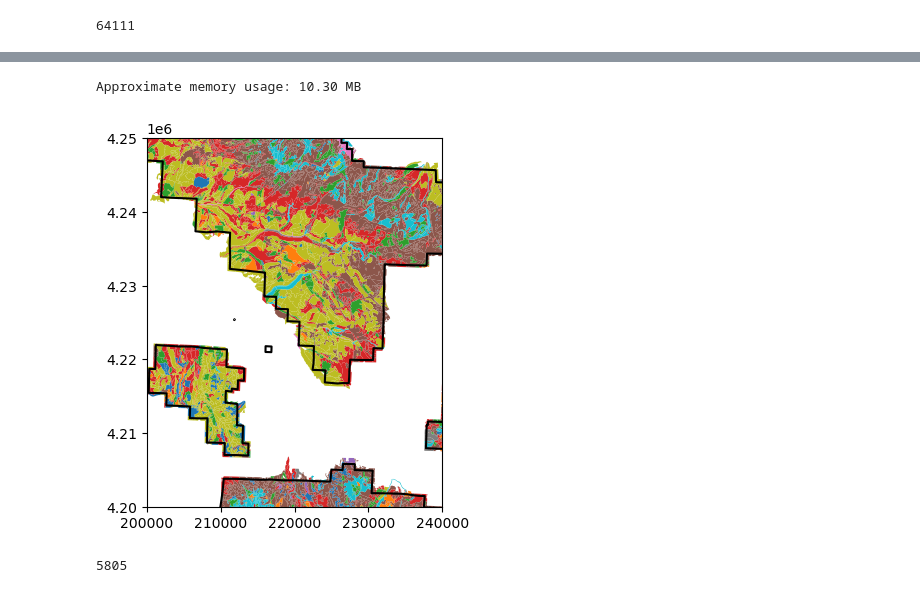
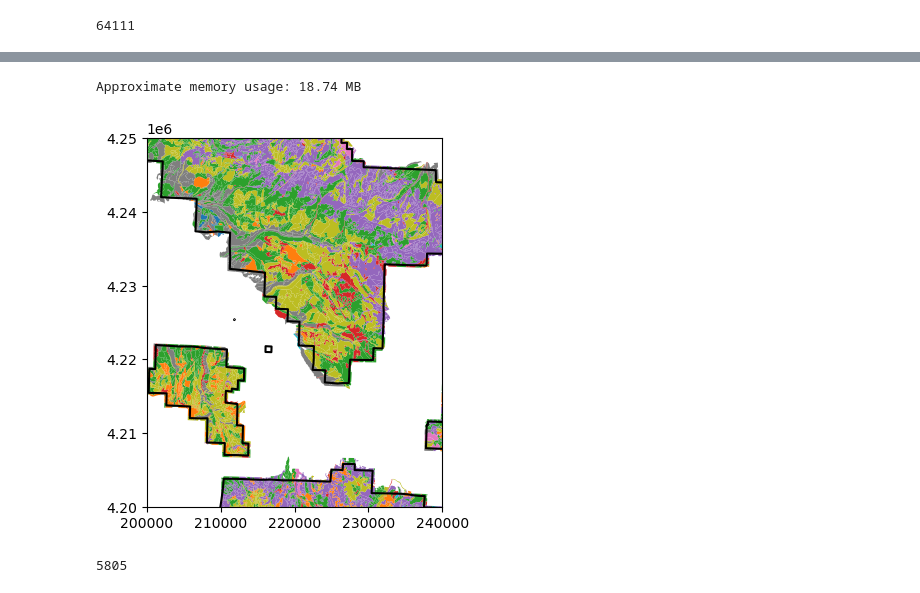
Before and after one commit to erin-carroll/SUHFER, a Jupyter notebook: model/fsveg_gmug_model.ipynb, the cells around one changed output, grey strips where cells are left out. Cells and saved outputs as stored; diff of their text form; code cells hidden in the pictures.

```diff
--- a/model/fsveg_gmug_model.ipynb
+++ b/model/fsveg_gmug_model.ipynb
@@ -56,23 +56,23 @@ Approximate memory usage: 345.70 MB
 # %%
 # filter fsveg to useful columns
-fsveg = fsveg[['ACRES', 'COVER_TYPE', 'STAND_ID', 'geometry']].reset_index()
+fsveg = fsveg[['ACRES', 'COVER_TYPE', 'LOCAL_TYPE', 'STAND_ID', 'ASPECT_CLA', 'ELEVATION_', 'SLOPE_PERC', 'geometry']].reset_index()
 # %%
 size_bytes = fsveg.memory_usage(deep=True).sum()
 print(f"Approximate memory usage: {size_bytes / 1e6:.2f} MB")
 # %% [output]
-Approximate memory usage: 10.30 MB
+Approximate memory usage: 18.74 MB
 # %%
 # visualize
 fig, ax = plt.subplots()
-fsveg.plot(ax=ax, column='COVER_TYPE')
+fsveg.plot(ax=ax, column='LOCAL_TYPE')
 gmug.boundary.plot(ax=ax, color='black')
 
 ax.set_xlim([200000, 240000])
 ax.set_ylim([4200000, 4250000])
 
 plt.show()
 # %% [output]
-[figure, old version]
+[figure, new version]
 # %%
 # STAND_ID is almost but not fully unique?? Need to assign a unique id
 print(len(fsveg) - len(fsveg.STAND_ID.unique()))
```
Also changed, not shown: parts of 13 cells of this notebook.
